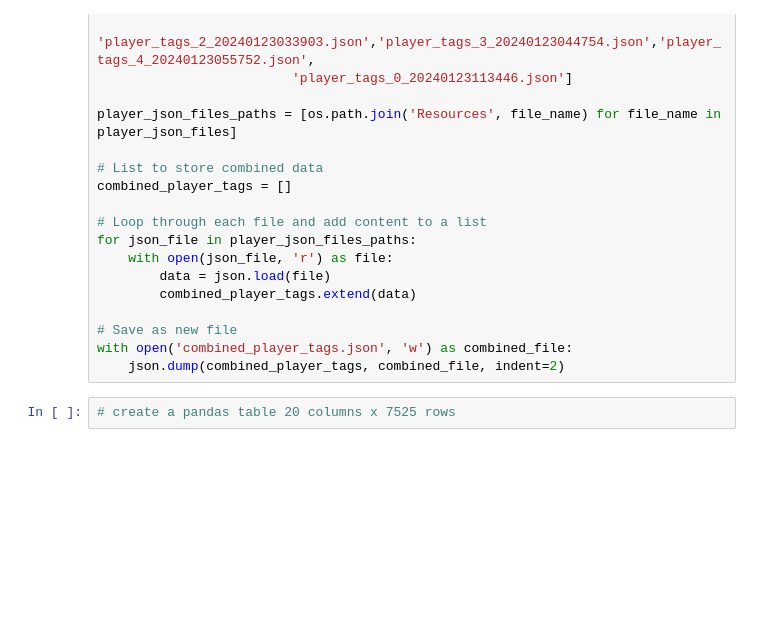
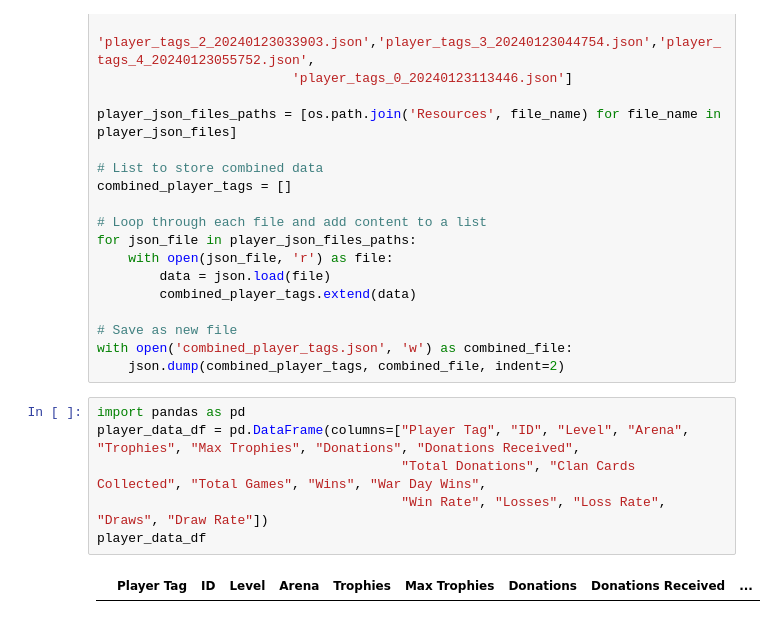
Before and after one commit to s-yim/clash-royale-ML, a Jupyter notebook: player_data.ipynb, the cells around one changed output. Saved outputs shown, nothing was run; the diff lists cells and outputs as text; blank space fills up the shorter version.

```diff
--- a/player_data.ipynb
+++ b/player_data.ipynb
@@ -26,4 +26,10 @@ for json_file in player_json_files_paths:
 with open('combined_player_tags.json', 'w') as combined_file:
     json.dump(combined_player_tags, combined_file, indent=2)
 # %%
-# create a pandas table 20 columns x 7525 rows
+import pandas as pd
+player_data_df = pd.DataFrame(columns=["Player Tag", "ID", "Level", "Arena", "Trophies", "Max Trophies", "Donations", "Donations Received",
+                                       "Total Donations", "Clan Cards Collected", "Total Games", "Wins", "War Day Wins",
+                                       "Win Rate", "Losses", "Loss Rate", "Draws", "Draw Rate"])
+player_data_df
+# %% [output]
+|  | Player Tag | ID | Level | Arena | Trophies | Max Trophies | Donations | Donations Received | ... |
```
Also changed, not shown: parts of 3 cells of this notebook.
